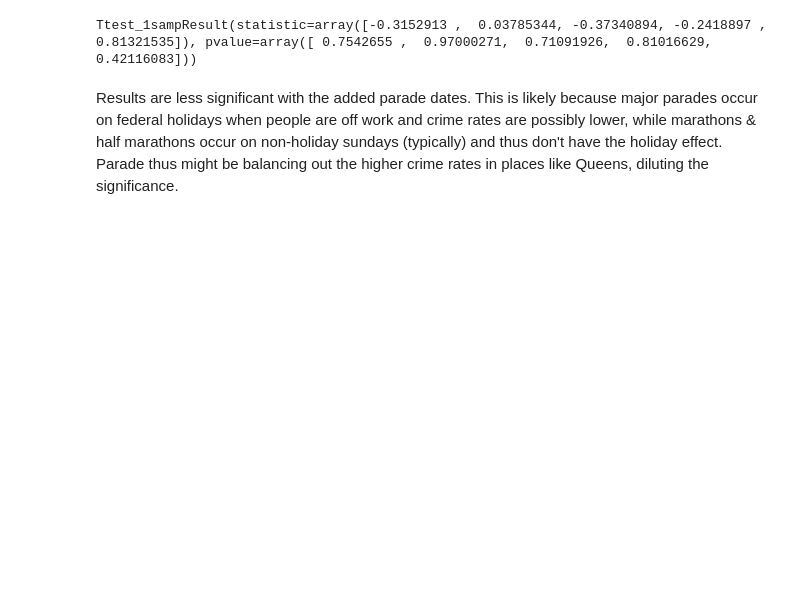
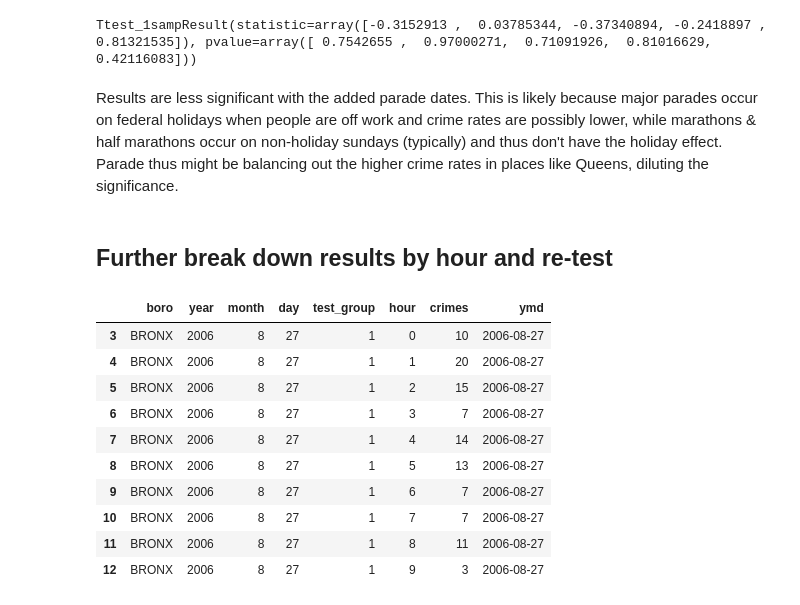
Before and after one commit to brenton72/NYC-crime-project, a Jupyter notebook: plotting_notebooks/Crime_project_graphing_Boros.ipynb, the cells around one changed output. Saved outputs shown, nothing was run; the diff lists cells and outputs as text; code cells hidden in the pictures; blank space fills up the shorter version.

Commit message:
re-tested marathon setting by hour

```diff
--- a/plotting_notebooks/Crime_project_graphing_Boros.ipynb
+++ b/plotting_notebooks/Crime_project_graphing_Boros.ipynb
@@ -565,3 +569,35 @@ scipy.stats.ttest_1samp(boros_marathon_diff, 0, axis=0)
 Ttest_1sampResult(statistic=array([-0.3152913 ,  0.03785344, -0.37340894, -0.2418897 ,  0.81321535]), pvalue=array([ 0.7542655 ,  0.97000271,  0.71091926,  0.81016629,  0.42116083]))
 # %% [markdown]
 Results are less significant with the added parade dates. This is likely because major parades occur on federal holidays when people are off work and crime rates are possibly lower, while marathons & half marathons occur on non-holiday sundays (typically) and thus don't have the holiday effect. Parade thus might be balancing out the higher crime rates in places like Queens, diluting the significance.
+# %% [markdown]
+## Further break down results by hour and re-test
+# %%
+boro_marathon_df = pd.read_csv('marathon_boro_hrly.out', header=None)
+boro_marathon_df.drop([4,5],inplace=True,axis=1)
+boro_marathon_df = boro_marathon_df.rename(index=str, columns={0: 'boro', 1: 'year', 2: 'month', 3: 'day', 6: 'test_group', 7: 'hour', 8: 'crimes'})
+boro_marathon_df.boro = boro_marathon_df.boro.str.strip(to_strip = "(").str.strip(to_strip = "'")
+boro_marathon_df.year = pd.to_numeric(boro_marathon_df.year.str.strip().str.strip(to_strip = 'datetime.datetime('))
+boro_marathon_df.month = pd.to_numeric(boro_marathon_df.month)
+boro_marathon_df.day = pd.to_numeric(boro_marathon_df.day)
+boro_marathon_df.test_group = pd.to_numeric(boro_marathon_df.test_group)
+boro_marathon_df.hour = pd.to_numeric(boro_marathon_df.hour.str.strip(to_strip = ")"))
+
+boro_marathon_df = boro_marathon_df[boro_marathon_df.year >= 2006]
+
+
+boro_marathon_df.crimes = pd.to_numeric(boro_marathon_df.crimes.str.strip(to_strip = ")"))
+boro_marathon_df['ymd'] = pd.to_datetime((boro_marathon_df.year*10000+boro_marathon_df.month*100+boro_marathon_df.day).apply(str),format='%Y%m%d')
+boro_marathon_df.ymd[boro_marathon_df.test_group == 0]
+boro_marathon_df.head(10)
+# %% [output]
+|  | boro | year | month | day | test_group | hour | crimes | ymd |
+| 3 | BRONX | 2006 | 8 | 27 | 1 | 0 | 10 | 2006-08-27 |
+| 4 | BRONX | 2006 | 8 | 27 | 1 | 1 | 20 | 2006-08-27 |
+| 5 | BRONX | 2006 | 8 | 27 | 1 | 2 | 15 | 2006-08-27 |
+| 6 | BRONX | 2006 | 8 | 27 | 1 | 3 | 7 | 2006-08-27 |
+| 7 | BRONX | 2006 | 8 | 27 | 1 | 4 | 14 | 2006-08-27 |
+| 8 | BRONX | 2006 | 8 | 27 | 1 | 5 | 13 | 2006-08-27 |
+| 9 | BRONX | 2006 | 8 | 27 | 1 | 6 | 7 | 2006-08-27 |
+| 10 | BRONX | 2006 | 8 | 27 | 1 | 7 | 7 | 2006-08-27 |
+| 11 | BRONX | 2006 | 8 | 27 | 1 | 8 | 11 | 2006-08-27 |
+| 12 | BRONX | 2006 | 8 | 27 | 1 | 9 | 3 | 2006-08-27 |
```
Also changed, not shown: parts of 7 cells of this notebook, 5 other files.
